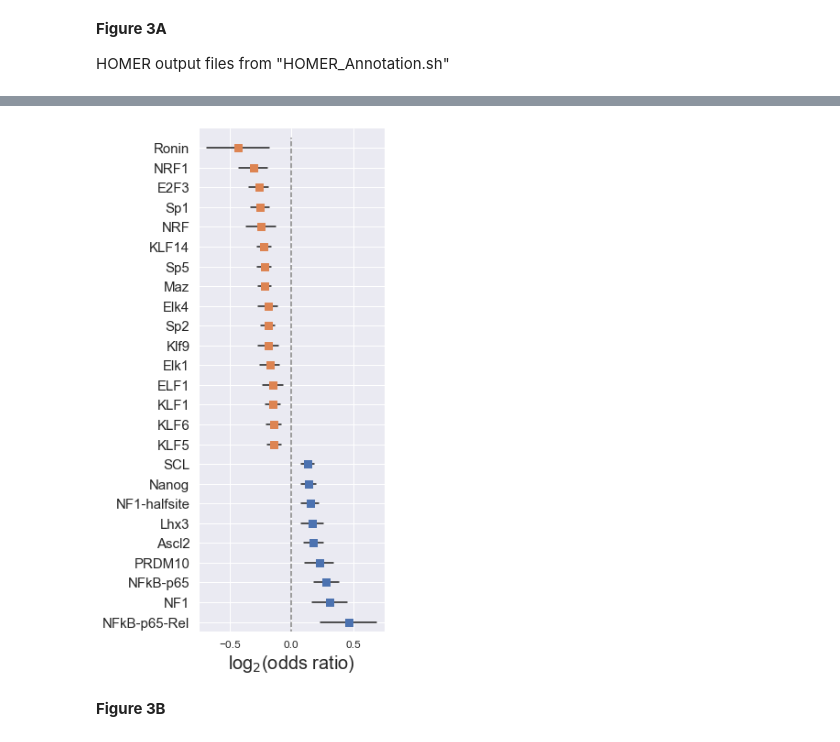
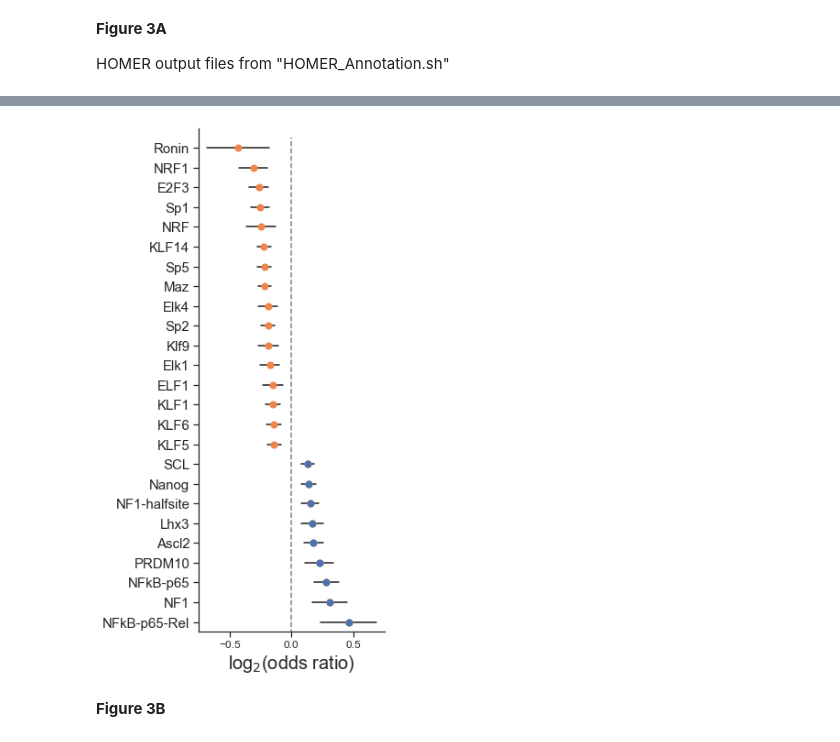
Before and after one commit to meyer-lab-cshl/transcriptomic-diversity-human-mTECs, a Jupyter notebook: Figures/Figure3.ipynb, the cells around one changed output, grey strips where cells are left out. Saved outputs shown, nothing was run; the diff lists cells and outputs as text; code cells hidden in the pictures.

```diff
--- a/Figures/Figure3.ipynb
+++ b/Figures/Figure3.ipynb
@@ -48,24 +60,25 @@ x.head()
 # %%
 df=pd.DataFrame(np.vstack((odds,p,motif,upper,lower)).T,columns=['OR','P','Motif','Upper','Lower'])
 x=df[df.P.astype(float)<=(.05/len(motif))].sort_values(by='OR',ascending=False)
 x.Motif=[y.split('(')[0] for y in x.Motif]
 plt.figure(figsize=(5,9))
 for a,b,c in zip(x.Upper.astype(float),x.Lower.astype(float),x.Motif):
     plt.plot([np.log10(a),np.log10(b)],[c,c],'k',zorder=1)
-plt.scatter(np.log10(x.OR.astype(float)),x.Motif,color=sns.color_palette()[1],marker='s',s=50,zorder=2)
-plt.scatter(np.log10(x[x.OR.astype(float)>1].OR.astype(float)),x[x.OR.astype(float)>1].Motif,color=sns.color_palette()[0],marker='s',s=50,zorder=2)
+plt.scatter(np.log10(x.OR.astype(float)),x.Motif,color=sns.color_palette('muted')[1],marker='o',s=50,zorder=2)
+plt.scatter(np.log10(x[x.OR.astype(float)>1].OR.astype(float)),x[x.OR.astype(float)>1].Motif,color=sns.color_palette()[0],marker='o',s=50,zorder=2)
 
 sns.despine()
 plt.plot([0,0],[-1,x.Motif.shape[0]-0.5],'--',color='gray')
 plt.ylim([-.5,x.Motif.shape[0]])
 plt.xlabel('log$_{2}$(odds ratio)',fontsize=20)
 plt.xticks(fontsize=12)
 plt.yticks(fontsize=15)
 plt.tight_layout()
+plt.savefig('Panels/Figure3A.pdf',transparent=True,dpi=500)
 plt.show()
 plt.close()
 # %% [output]
-[figure, old version]
+[figure, new version]
 # %% [markdown]
 **Figure 3B**
 # %%
```
Also changed, not shown: parts of 11 cells of this notebook, 4 other files.
